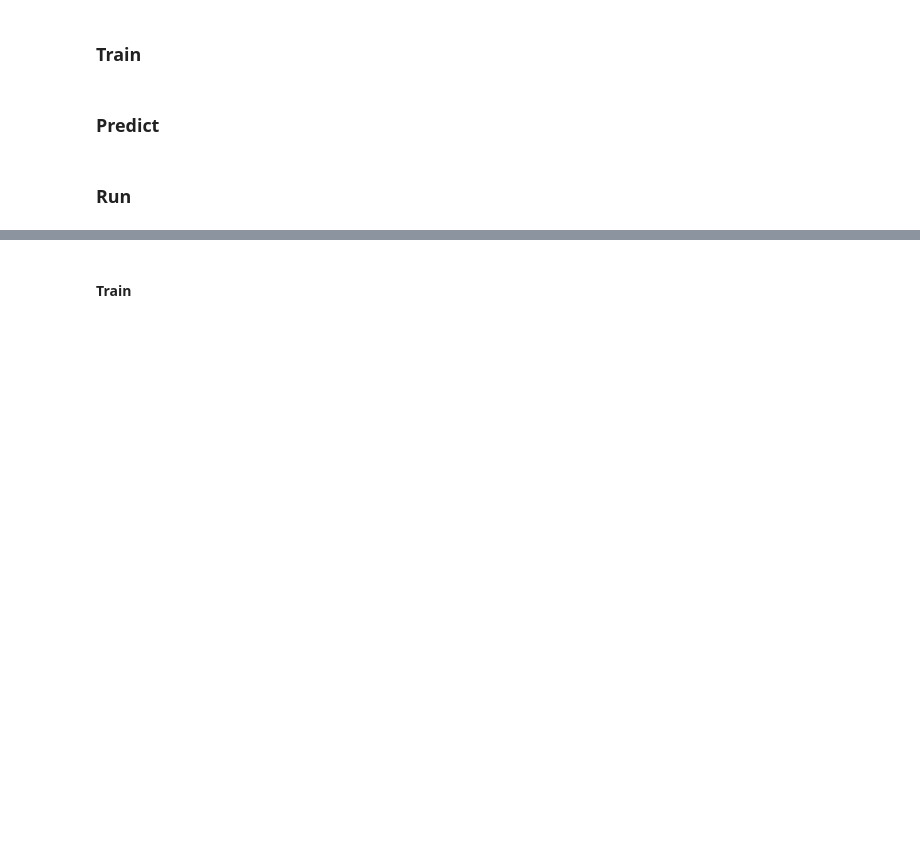
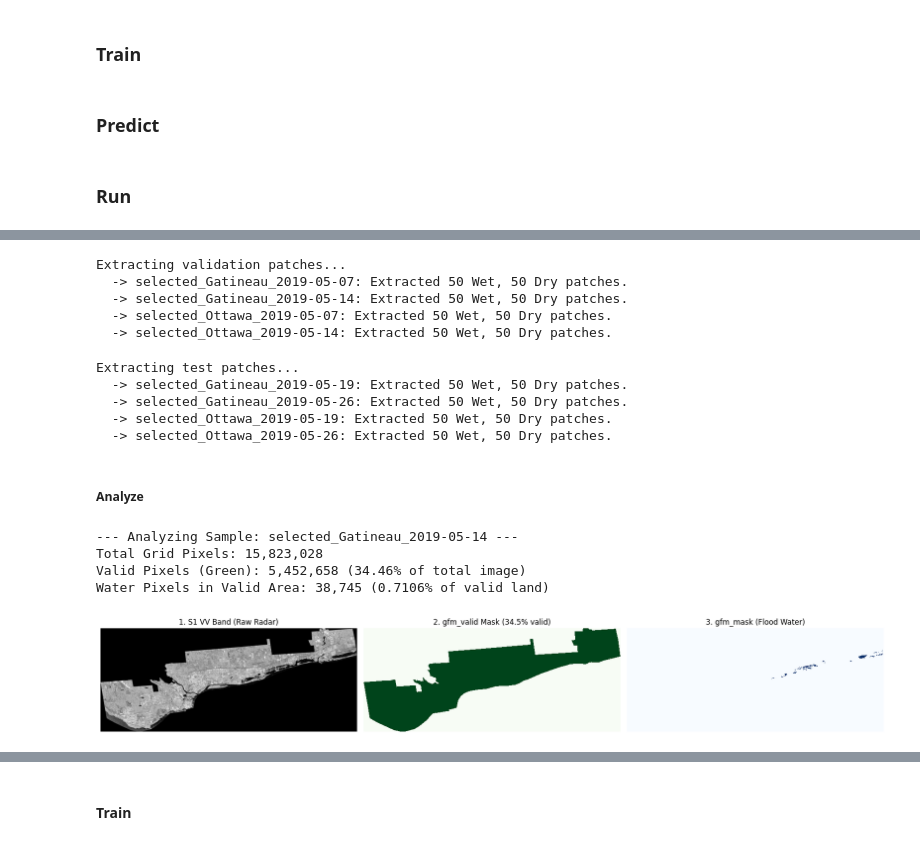
Before and after one commit to w-winnie/FloodPrediction, a Jupyter notebook: notebooks/sandbox_3_unet.ipynb, the cells around one changed output, grey strips where cells are left out. Cells and saved outputs as stored; diff of their text form; code cells hidden in the pictures; blank space fills up the shorter version.

Commit message:
Patch fix, validation set

```diff
--- a/notebooks/sandbox_3_unet.ipynb
+++ b/notebooks/sandbox_3_unet.ipynb
@@ -791,0 +840,26 @@ import pickle
+# %%
+# Build validation data
+print("Extracting validation patches...")
+X_s_v, X_w_v, y_l_v = extract_smart_balanced_patches(val_samples, target="gfm_mask", patch_size=256, patches_per_img=100)
+val_dataset = TensorDataset(X_s_v, X_w_v, y_l_v)
+val_loader = DataLoader(val_dataset, batch_size=16, shuffle=True)
+# %% [output]
+Extracting validation patches...
+  -> selected_Gatineau_2019-05-07: Extracted 50 Wet, 50 Dry patches.
+  -> selected_Gatineau_2019-05-14: Extracted 50 Wet, 50 Dry patches.
+  -> selected_Ottawa_2019-05-07: Extracted 50 Wet, 50 Dry patches.
+  -> selected_Ottawa_2019-05-14: Extracted 50 Wet, 50 Dry patches.
+# %%
+# Build test data
+print("Extracting test patches...")
+X_s, X_w, y_l = extract_smart_balanced_patches(test_samples, target="gfm_mask", patch_size=256, patches_per_img=100)
+test_dataset = TensorDataset(X_s, X_w, y_l)
+test_loader = DataLoader(test_dataset, batch_size=16, shuffle=True)
+# %% [output]
+Extracting test patches...
+  -> selected_Gatineau_2019-05-19: Extracted 50 Wet, 50 Dry patches.
+  -> selected_Gatineau_2019-05-26: Extracted 50 Wet, 50 Dry patches.
+  -> selected_Ottawa_2019-05-19: Extracted 50 Wet, 50 Dry patches.
+  -> selected_Ottawa_2019-05-26: Extracted 50 Wet, 50 Dry patches.
+# %% [markdown]
+##### Analyze
@@ -791,0 +869,54 @@ import pickle
+# %%
+def analyze_valid_mask(sample: dict, target: str = "s1_label"):
+    print(f"--- Analyzing Sample: {sample.get('sample_id')} ---")
+    npz_path = sample["npz_path"]
+
+    # Determine the correct valid key based on your target
+    valid_key = "gfm_valid" if target == "gfm_mask" else "s1_label_valid"
+
+    with np.load(npz_path, allow_pickle=False) as data:
+        # Load the raw arrays
+        vv = data["s1"][0]
+        label = data[target][0] if data[target].ndim == 3 else data[target][:]
+        valid = data[valid_key][0] if data[valid_key].ndim == 3 else data[valid_key][:]
+
+    # Calculate absolute statistics
+    total_pixels = valid.size
+    valid_pixels = valid.sum()
+    pct_valid = (valid_pixels / total_pixels) * 100
+
+    water_in_valid = (label & valid).sum()
+    pct_water_in_valid = (water_in_valid / valid_pixels) * 100 if valid_pixels > 0 else 0
+
+    print(f"Total Grid Pixels: {total_pixels:,}")
+    print(f"Valid Pixels (Green): {valid_pixels:,} ({pct_valid:.2f}% of total image)")
+    print(f"Water Pixels in Valid Area: {water_in_valid:,} ({pct_water_in_valid:.4f}% of valid land)")
+
+    # Visualize the arrays
+    fig, axes = plt.subplots(1, 3, figsize=(18, 6))
+
+    # Background Radar
+    axes[0].imshow(vv, cmap="gray", vmin=0, vmax=1)
+    axes[0].set_title("1. S1 VV Band (Raw Radar)")
+    axes[0].axis("off")
+
+    # The Valid Mask
+    axes[1].imshow(valid, cmap="Greens", interpolation="none")
+    axes[1].set_title(f"2. {valid_key} Mask ({pct_valid:.1f}% valid)")
+    axes[1].axis("off")
+
+    # The Water Label
+    axes[2].imshow(label, cmap="Blues", interpolation="none")
+    axes[2].set_title(f"3. {target} (Flood Water)")
+    axes[2].axis("off")
+
+    plt.tight_layout()
+    plt.show()
+
+analyze_valid_mask(val_samples[1], target="gfm_mask")
+# %% [output]
+--- Analyzing Sample: selected_Gatineau_2019-05-14 ---
+Total Grid Pixels: 15,823,028
+Valid Pixels (Green): 5,452,658 (34.46% of total image)
+Water Pixels in Valid Area: 38,745 (0.7106% of valid land)
+[figure, added]
```
Also changed, not shown: parts of 45 cells of this notebook.
